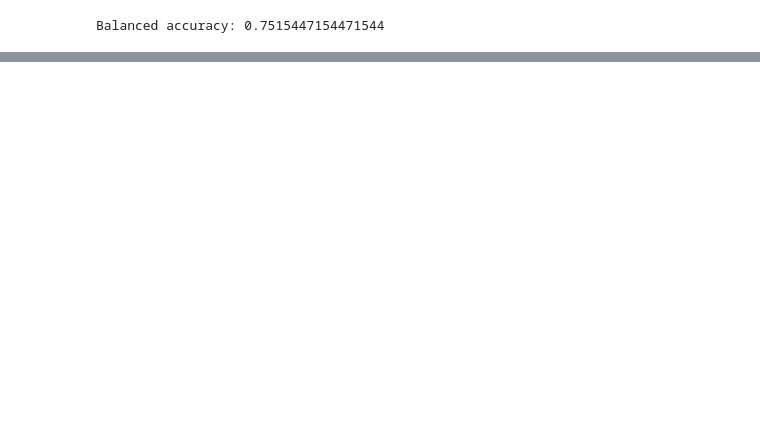
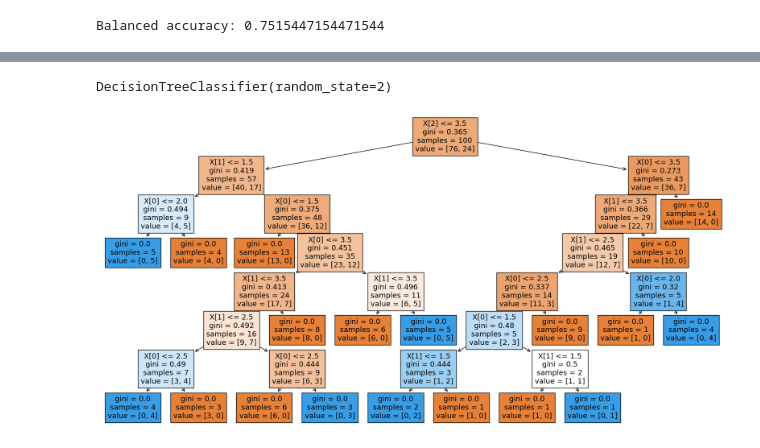
Before and after one commit to lenalibon/decision-trees, a Jupyter notebook: decision_trees.ipynb, the cells around one changed output, grey strips where cells are left out. Cells and saved outputs as stored; diff of their text form; code cells hidden in the pictures; blank space fills up the shorter version.

```diff
--- a/decision_trees.ipynb
+++ b/decision_trees.ipynb
@@ -456,0 +489,20 @@ Balanced accuracy: 0.7515447154471544
+# %%
+np.random.seed(2)
+
+n = 100
+
+# Generate random data
+length = np.random.randint(1, 5, size=n)
+width = np.random.randint(1, 5, size=n)
+color = np.random.randint(1, 6, size=n) # color as ints here
+class_label = np.where(length == width, 1, 0) # true = 1; false = 0
+data = {
+    "length": length,
+    "width": width,
+    "color": color,
+    "square?": class_label
+}
+
+data = pd.DataFrame(data)
+
+data
@@ -456,0 +523,13 @@ Balanced accuracy: 0.7515447154471544
+# %%
+X = data.drop("square?", axis=1)
+y = data["square?"]
+tree = DecisionTreeClassifier(random_state=2)
+tree.fit(X, y)
+# %% [output]
+DecisionTreeClassifier(random_state=2)
+# %%
+plt.figure(figsize=(20,10))
+plot_tree(tree, filled=True)
+plt.show()
+# %% [output]
+[figure, added]
```
Also changed, not shown: parts of 26 cells of this notebook.
